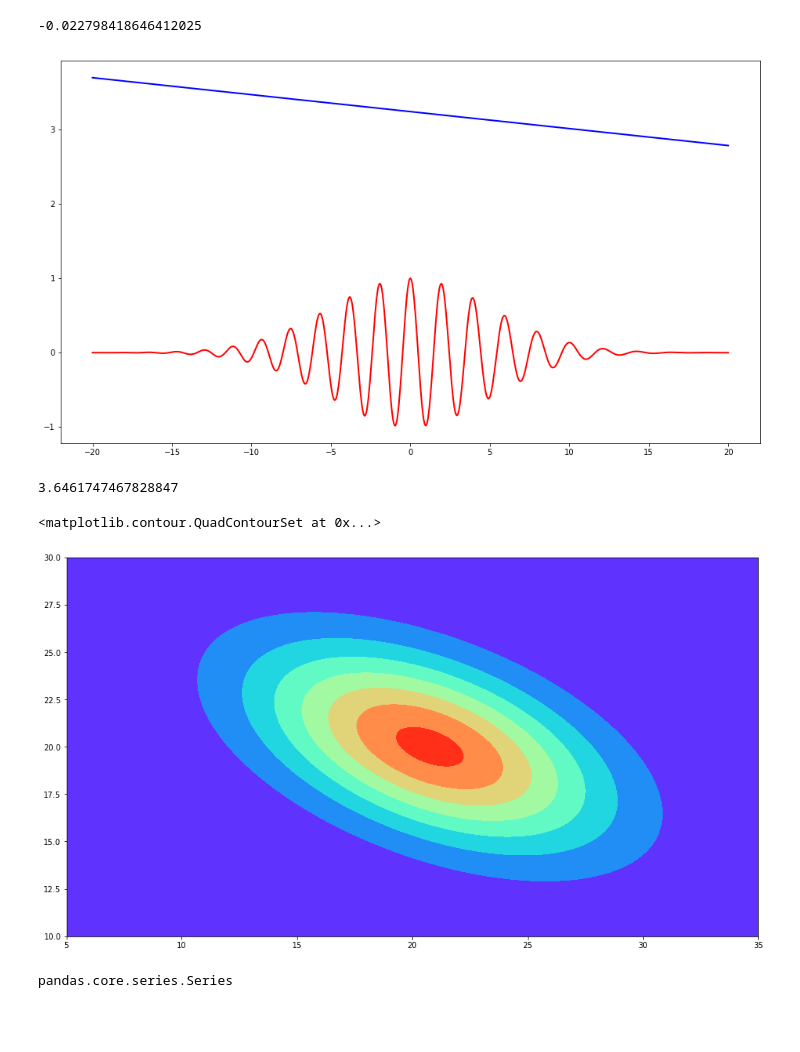
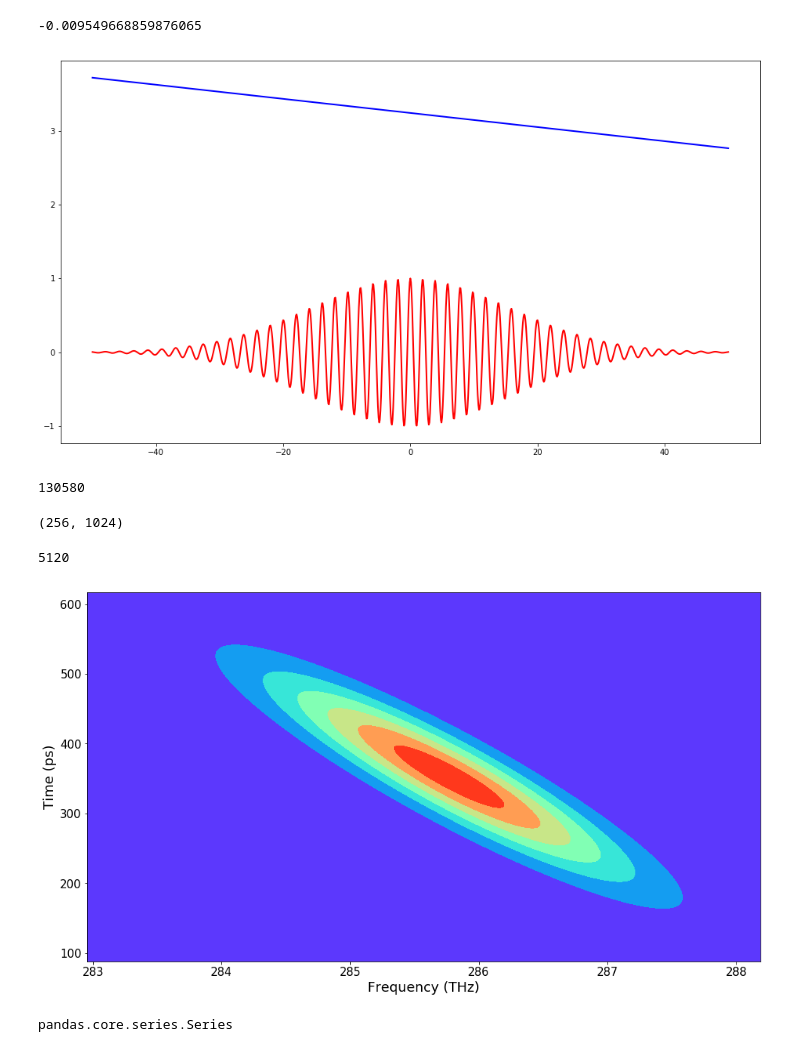
Before and after one commit to alexliu328/bullox_wigner_plot, a Jupyter notebook: wignerdraftnote.ipynb, the cells around one changed output. Cells and saved outputs as stored; diff of their text form; code cells hidden in the pictures; blank space fills up the shorter version.

Commit message:
Contour plots for all three pulses

```diff
--- a/wignerdraftnote.ipynb
+++ b/wignerdraftnote.ipynb
@@ -1,16 +1,20 @@
 # %%
 import scipy as sp
 Amp = 1
-betap = -25
+betap = -100
 tau0 = 4.66
 gamma = 1/tau0
 beta = (betap*gamma**4)/(1+betap**2 * gamma **4)
 omega_s = 3.24
+if t<0:
+    alpha = -1*beta
+else:
+    alpha = beta
 # %%
 def pulse_s(t):
     import scipy as sp
     Amp = 1
-    betap = -25
+    betap = -100
     tau0 = 4.66
     gamma = 1/tau0
     beta = (betap*gamma**4)/(1+betap**2 * gamma **4)
@@ -21,31 +41,31 @@ def pulse_s(t):
 # %%
 beta
 # %% [output]
--0.022798418646412025
+-0.009549668859876065
 # %%
 import matplotlib.pyplot as plt
 % matplotlib inline
 import numpy as np
-time = np.linspace(-20, 20, 1001)
-result = pulse_s(time)
+time = np.linspace(-50, 50, 1001)
+result = [pulse_p(t) for t in time]
 # %%
 plt.figure(figsize = (16,9))
 plt.plot(time,result, color = 'red', linewidth = 2)
-plt.plot(time, omega_s + beta*time, color = 'blue', linewidth = 2);
+plt.plot(time, omega_s + alpha*time, color = 'blue', linewidth = 2);
 # %% [output]
-[figure, old version]
+[figure, new version]
 # %%
 import pandas as pd
 power = 12
 tot_num = 2**power
 t_tot_num = 2**(power-4)
 boundary = int(tot_num/4)
-times = np.linspace(-20,20,t_tot_num)
+times = np.linspace(-40,40,t_tot_num)
 output_time = []
 output_frequency = []
 output_signal = []
 temp_result = [0]*tot_num
-tim = times + 20
+tim = times + 40
 freq = np.linspace(0,40, boundary)
 maxout = 0
 
@@ -55,39 +75,52 @@ for time in times:
         return pulse_s(time+0.5*tau) * np.conj(pulse_s(time-0.5*tau))
     taus = np.linspace(-2500,2500,tot_num)
     taustep = 3000/(tot_num-1)
-    comval = compul(taus)
+    #comval = compul(taus)
+    comval = [compul(ttau) for ttau in taus]
     cur_result = np.fft.fft(comval)
     cur_result = np.abs(cur_result)
     for i in range(tot_num):
         if i < tot_num/2 :
-            temp_result[i + int(tot_num/2)] = cur_result[i] if abs(cur_result[i]) > 1e-3 else 0
+            temp_result[i + int(tot_num/2)] = cur_result[i] if abs(cur_result[i]) > 1e-5 else 0
         else:
-            temp_result[i - int(tot_num/2)] = cur_result[i] if abs(cur_result[i]) > 1e-3 else 0
+            temp_result[i - int(tot_num/2)] = cur_result[i] if abs(cur_result[i]) > 1e-5 else 0
     output_signal.extend(list(temp_result[:boundary]))
-    #maxout = max(temp_result[:boundary]) if max(temp_result[:boundary])>maxout else maxout
+    maxout = max(temp_result[:boundary]) if max(temp_result[:boundary])>maxout else maxout
     #if max(abs(cur_result[:boundary])) > maxout: maxout = max(output_signal)
 #print(maxout)
-output_signal = np.reshape(np.array(output_signal), (t_tot_num, boundary))
+print(output_signal.index(max(output_signal)))
+output_signal = np.reshape(np.array(output_signal)/maxout, (t_tot_num, boundary))
 freq, tim = np.meshgrid(freq, tim)
+# %% [output]
+130580
-# %%
-maxout
-# %% [output]
-3.6461747467828847
+# %%
+output_signal.shape
+# %% [output]
+(256, 1024)
+# %%
+(np.argmax(output_signal)%256)*256
+# %% [output]
+5120
 # %%
 import numpy as np
 import matplotlib.pyplot as plt
 from mpl_toolkits.mplot3d import Axes3D
 fig = plt.figure(figsize=(16,9))
-plt.xlim((5,35))
-plt.ylim((10,30))
-#ax = Axes3D(fig)
+plt.xticks(np.arange(10.178,30,3.822), (283,284,285,286,287,288))
+plt.yticks(np.linspace(0,79.38,8), (0,100,200,300,400,500,600,700))
+plt.xlim((10,30))
+plt.ylim((10,70))
 plt.contourf(freq,tim,output_signal, cmap=plt.get_cmap('rainbow'))
-#ax.plot_surface(freq,tim,output_signal, rstride=1, cstride=1, cmap=plt.get_cmap('rainbow'))
+plt.xlabel('Frequency (THz)', fontsize = 18)
+plt.ylabel('Time (ps)', fontsize = 18)
+ax = plt.gca()
+for label in ax.get_xticklabels() + ax.get_yticklabels():
+    label.set_fontsize(15)
 
-#plt.savefig('wignerst.pdf')
+
+plt.savefig('wignerst.pdf')
 # %% [output]
-<matplotlib.contour.QuadContourSet at 0x...>
-[figure, old version]
+[figure, new version]
 # %%
 type(df.Signal)
 # %% [output]
```
Also changed, not shown: parts of 10 cells of this notebook, 5 other files.
